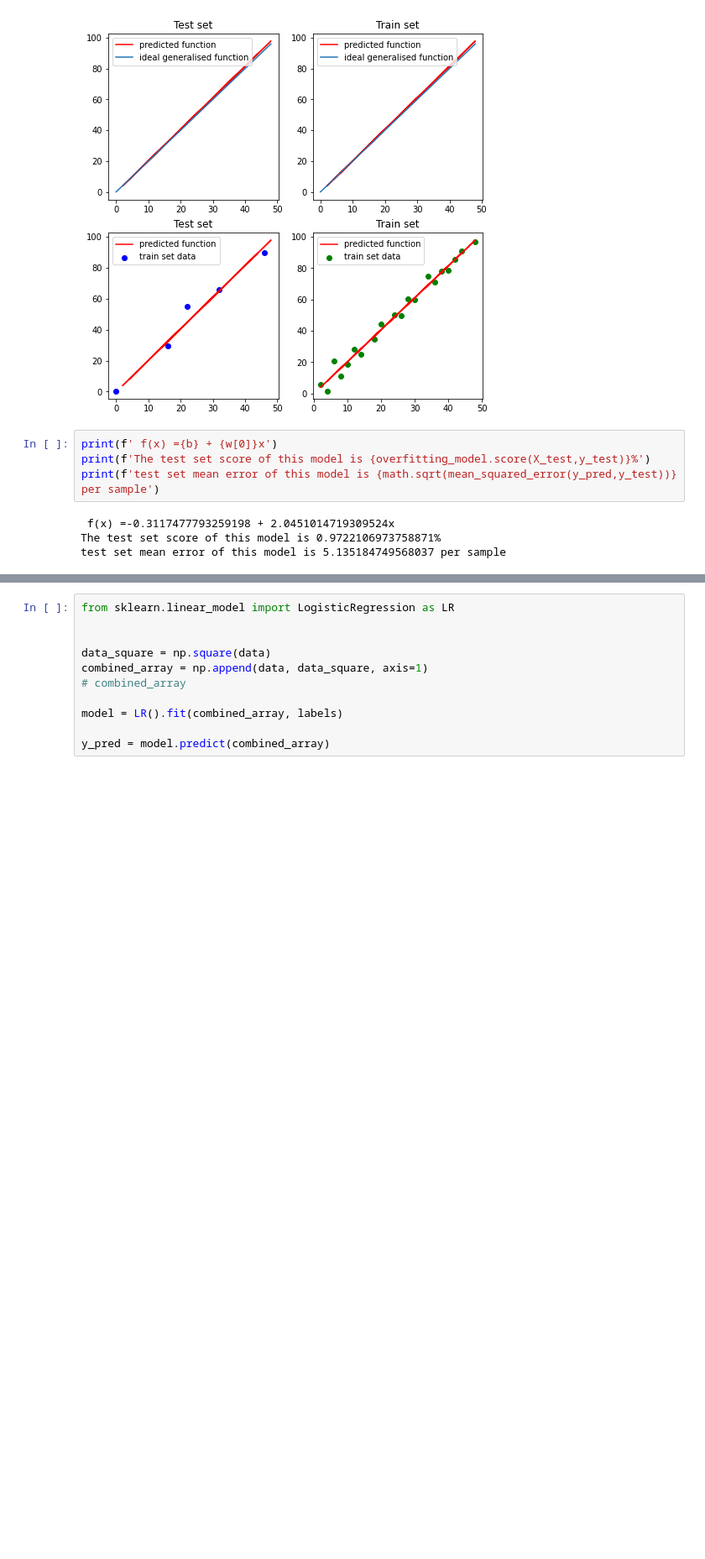
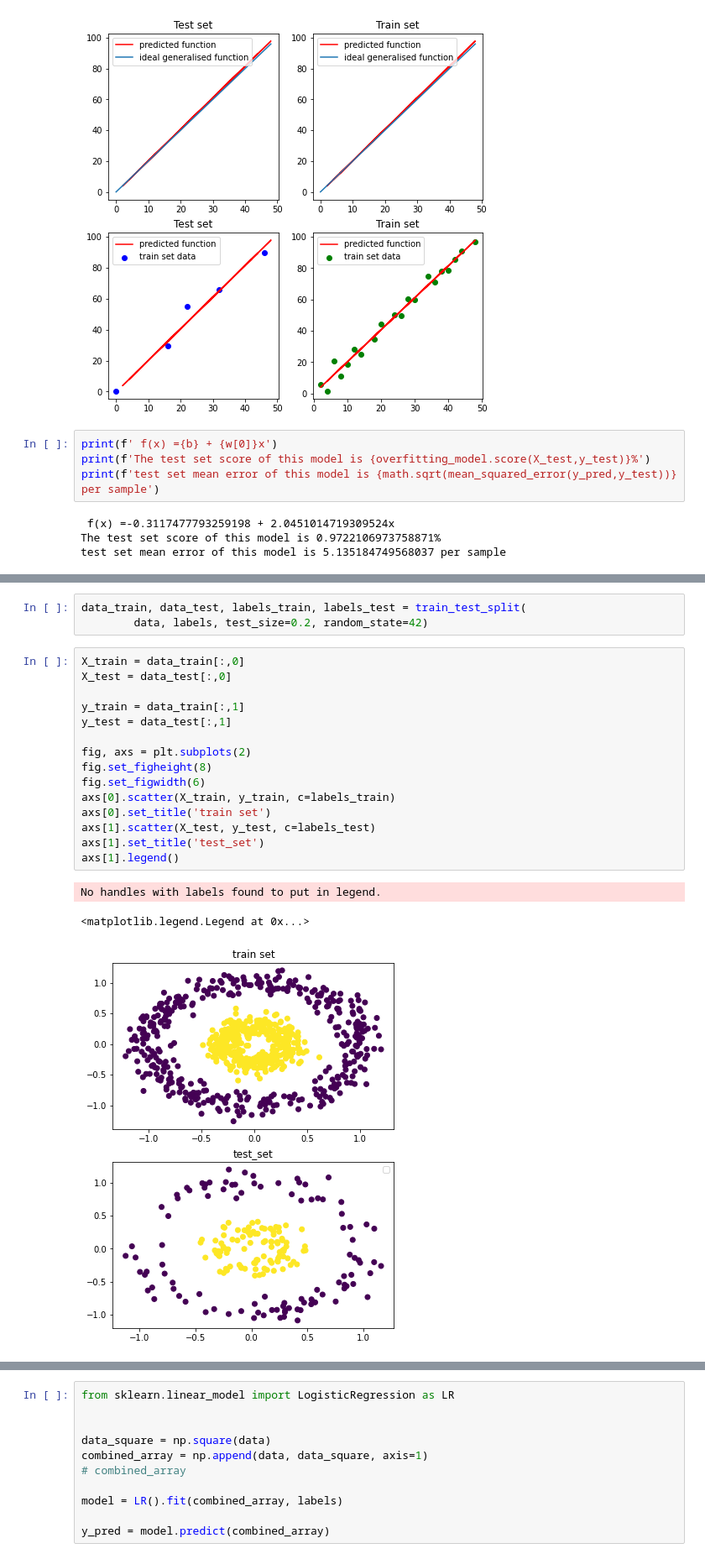
Before and after one commit to KantiCodes/DevFest_Workshop, a Jupyter notebook: ML_Debugging.ipynb, the cells around one changed output, grey strips where cells are left out. Shown at 84% size. Saved outputs shown, nothing was run; the diff lists cells and outputs as text; blank space fills up the shorter version.

```diff
--- a/ML_Debugging.ipynb
+++ b/ML_Debugging.ipynb
@@ -358,0 +371,22 @@ plt.title("Distribution of Example data")
+# %%
+data_train, data_test, labels_train, labels_test = train_test_split(
+        data, labels, test_size=0.2, random_state=42)
+# %%
+X_train = data_train[:,0]
+X_test = data_test[:,0]
+
+y_train = data_train[:,1]
+y_test = data_test[:,1]
+
+fig, axs = plt.subplots(2)
+fig.set_figheight(8)
+fig.set_figwidth(6)
+axs[0].scatter(X_train, y_train, c=labels_train)
+axs[0].set_title('train set')
+axs[1].scatter(X_test, y_test, c=labels_test)
+axs[1].set_title('test_set')
+axs[1].legend()
+# %% [output]
+No handles with labels found to put in legend.
+<matplotlib.legend.Legend at 0x...>
+[figure, added]
```
Also changed, not shown: parts of 17 cells of this notebook.
